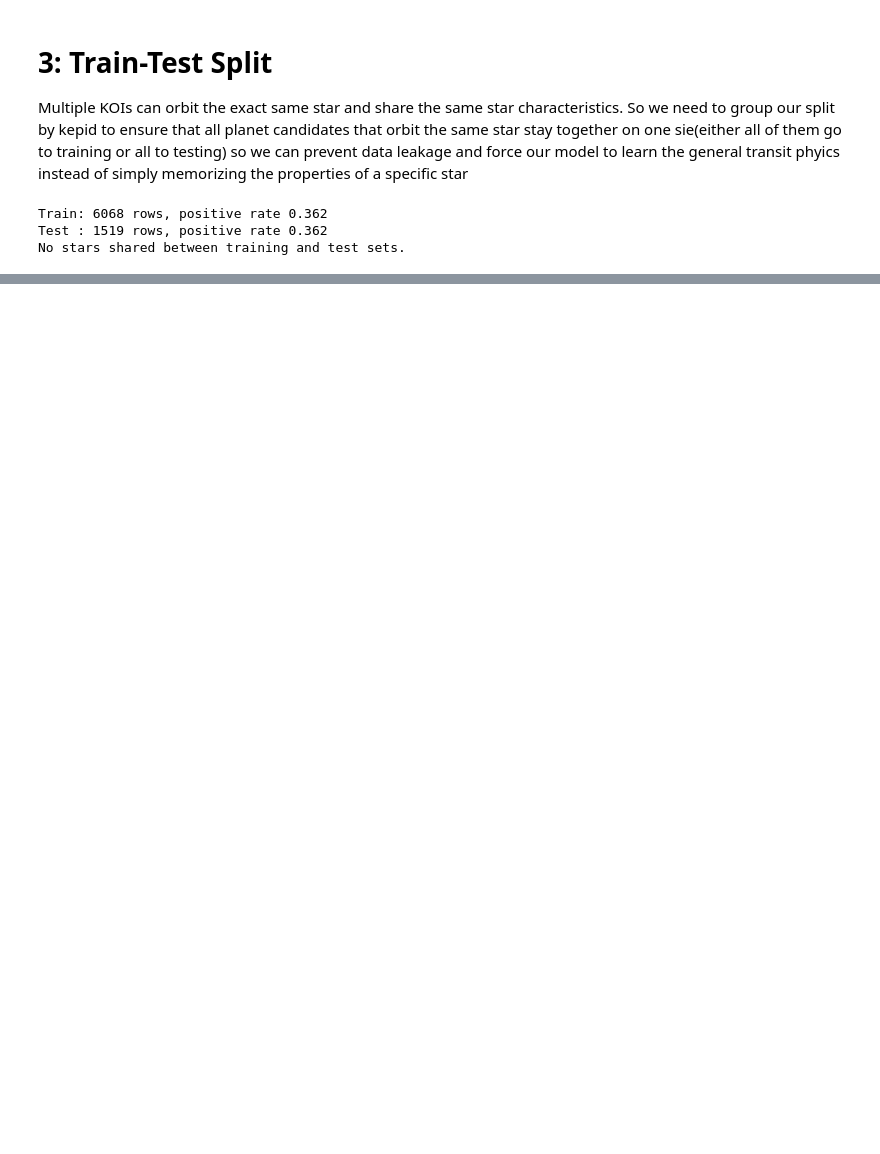
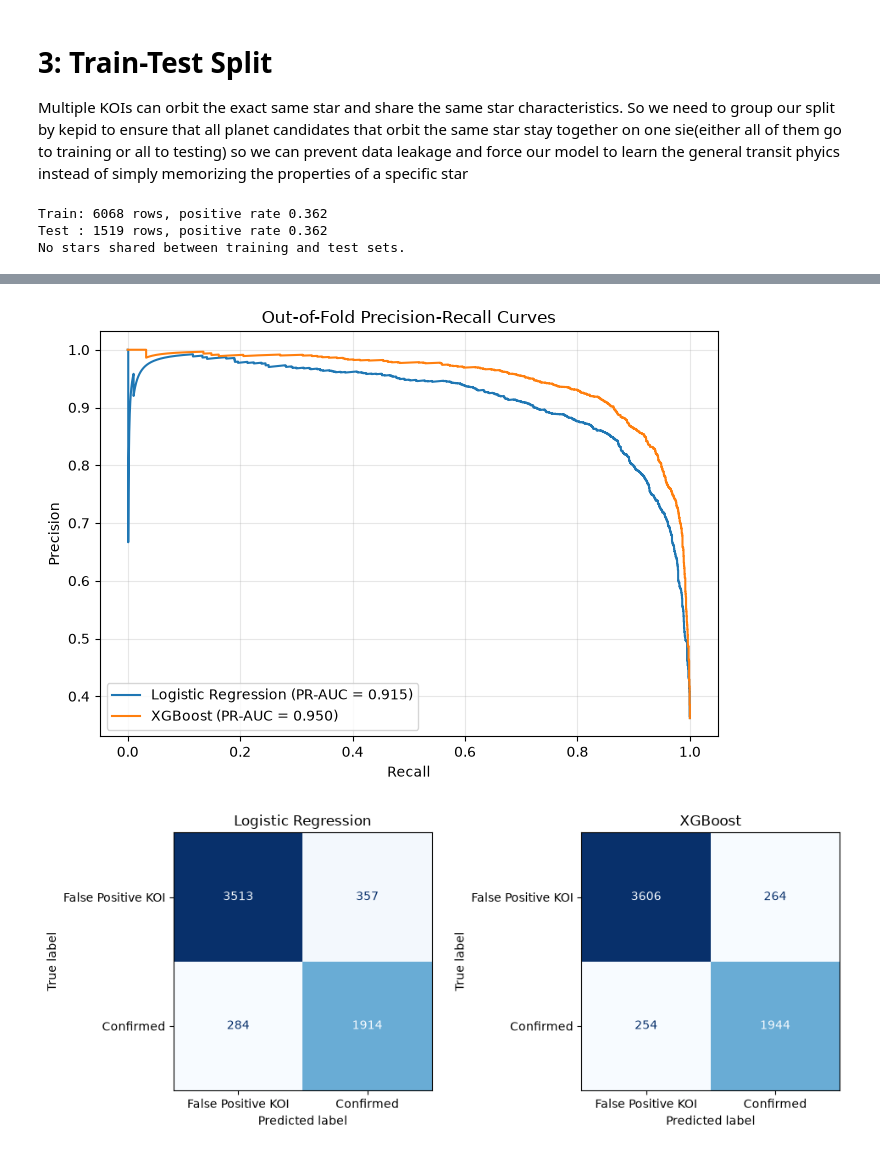
Before and after one commit to lenamadi103/kepler-exoplanet-ml, a Jupyter notebook: kepler_project.ipynb, the cells around one changed output, grey strips where cells are left out. Drawn from its saved outputs; the diff is of its cells as text; code cells hidden in the pictures; blank space fills up the shorter version.

```diff
--- a/kepler_project.ipynb
+++ b/kepler_project.ipynb
@@ -410,0 +1010,57 @@ XGBoost inputs retain NaN and original feature scales.
+# %%
+
+import matplotlib.pyplot as plt
+from sklearn.metrics import (
+    precision_recall_curve,
+    auc,
+    confusion_matrix,
+    ConfusionMatrixDisplay
+)
+
+models = {
+    "Logistic Regression": lr_oof,
+    "XGBoost": xgb_oof
+}
+
+# Precision-Recall curves
+plt.figure(figsize=(7, 5))
+
+for name, probabilities in models.items():
+    precision, recall, _ = precision_recall_curve(
+        y_train, probabilities
+    )
+    pr_auc = auc(recall, precision)
+
+    plt.plot(
+        recall, precision,
+        label=f"{name} (PR-AUC = {pr_auc:.3f})"
+    )
+
+plt.xlabel("Recall")
+plt.ylabel("Precision")
+plt.title("Out-of-Fold Precision-Recall Curves")
+plt.legend()
+plt.grid(alpha=0.3)
+plt.tight_layout()
+plt.show()
+
+
+# Confusion matrices
+fig, axes = plt.subplots(1, 2, figsize=(10, 4))
+
+for ax, (name, probabilities) in zip(axes, models.items()):
+    predictions = (probabilities >= 0.5).astype(int)
+    cm = confusion_matrix(y_train, predictions)
+
+    ConfusionMatrixDisplay(
+        confusion_matrix=cm,
+        display_labels=["False Positive KOI", "Confirmed"]
+    ).plot(ax=ax, colorbar=False, cmap="Blues")
+
+    ax.set_title(name)
+
+plt.tight_layout()
+plt.show()
+# %% [output]
+[figure, added]
+[figure, added]
```
Also changed, not shown: parts of 36 cells of this notebook, 4 other files.
